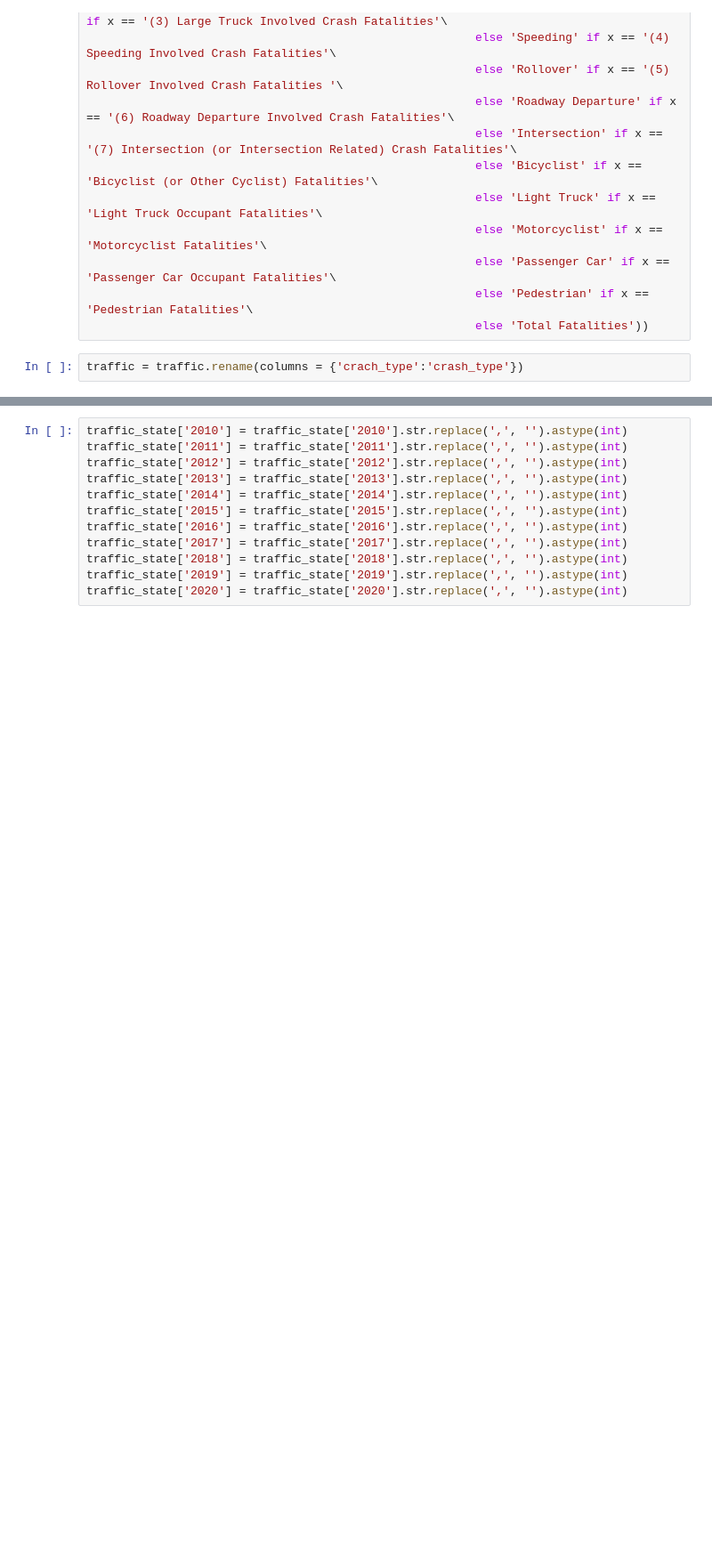
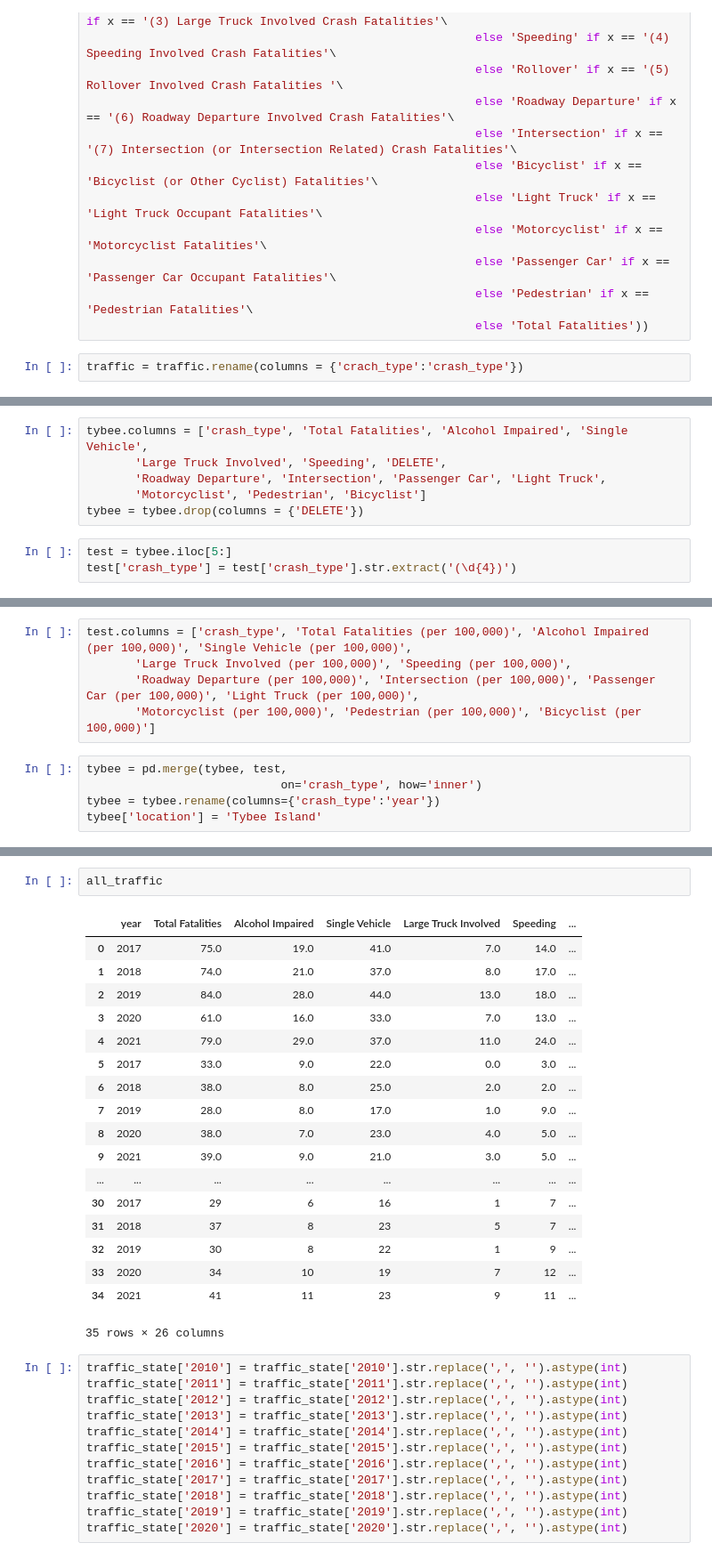
Before and after one commit to NSS-Full-Time-Data-Analytics-9/bwilhelm_capstone, a Jupyter notebook: scripts/traffic_data.ipynb, the cells around one changed output, grey strips where cells are left out. Shown at 89% size. Cells and saved outputs as stored; diff of their text form; blank space fills up the shorter version.

```diff
--- a/scripts/traffic_data.ipynb
+++ b/scripts/traffic_data.ipynb
@@ -45,0 +264,9 @@ traffic
+# %%
+tybee.columns = ['crash_type', 'Total Fatalities', 'Alcohol Impaired', 'Single Vehicle',
+       'Large Truck Involved', 'Speeding', 'DELETE',
+       'Roadway Departure', 'Intersection', 'Passenger Car', 'Light Truck',
+       'Motorcyclist', 'Pedestrian', 'Bicyclist']
+tybee = tybee.drop(columns = {'DELETE'})
+# %%
+test = tybee.iloc[5:]
+test['crash_type'] = test['crash_type'].str.extract('(\d{4})')
@@ -45,0 +279,10 @@ traffic
+# %%
+test.columns = ['crash_type', 'Total Fatalities (per 100,000)', 'Alcohol Impaired (per 100,000)', 'Single Vehicle (per 100,000)',
+       'Large Truck Involved (per 100,000)', 'Speeding (per 100,000)',
+       'Roadway Departure (per 100,000)', 'Intersection (per 100,000)', 'Passenger Car (per 100,000)', 'Light Truck (per 100,000)',
+       'Motorcyclist (per 100,000)', 'Pedestrian (per 100,000)', 'Bicyclist (per 100,000)']
+# %%
+tybee = pd.merge(tybee, test,
+                            on='crash_type', how='inner')
+tybee = tybee.rename(columns={'crash_type':'year'})
+tybee['location'] = 'Tybee Island'
@@ -46,3 +368,24 @@ traffic
+# %%
+all_traffic
+# %% [output]
+|  | year | Total Fatalities | Alcohol Impaired | Single Vehicle | Large Truck Involved | Speeding | ... |
+| 0 | 2017 | 75.0 | 19.0 | 41.0 | 7.0 | 14.0 | ... |
+| 1 | 2018 | 74.0 | 21.0 | 37.0 | 8.0 | 17.0 | ... |
+| 2 | 2019 | 84.0 | 28.0 | 44.0 | 13.0 | 18.0 | ... |
+| 3 | 2020 | 61.0 | 16.0 | 33.0 | 7.0 | 13.0 | ... |
+| 4 | 2021 | 79.0 | 29.0 | 37.0 | 11.0 | 24.0 | ... |
+| 5 | 2017 | 33.0 | 9.0 | 22.0 | 0.0 | 3.0 | ... |
+| 6 | 2018 | 38.0 | 8.0 | 25.0 | 2.0 | 2.0 | ... |
+| 7 | 2019 | 28.0 | 8.0 | 17.0 | 1.0 | 9.0 | ... |
+| 8 | 2020 | 38.0 | 7.0 | 23.0 | 4.0 | 5.0 | ... |
+| 9 | 2021 | 39.0 | 9.0 | 21.0 | 3.0 | 5.0 | ... |
+| ... | ... | ... | ... | ... | ... | ... | ... |
+| 30 | 2017 | 29 | 6 | 16 | 1 | 7 | ... |
+| 31 | 2018 | 37 | 8 | 23 | 5 | 7 | ... |
+| 32 | 2019 | 30 | 8 | 22 | 1 | 9 | ... |
+| 33 | 2020 | 34 | 10 | 19 | 7 | 12 | ... |
+| 34 | 2021 | 41 | 11 | 23 | 9 | 11 | ... |
+35 rows × 26 columns
 # %%
 traffic_state['2010'] = traffic_state['2010'].str.replace(',', '').astype(int)
 traffic_state['2011'] = traffic_state['2011'].str.replace(',', '').astype(int)
```
Also changed, not shown: parts of 47 cells of this notebook, 1 other file.
